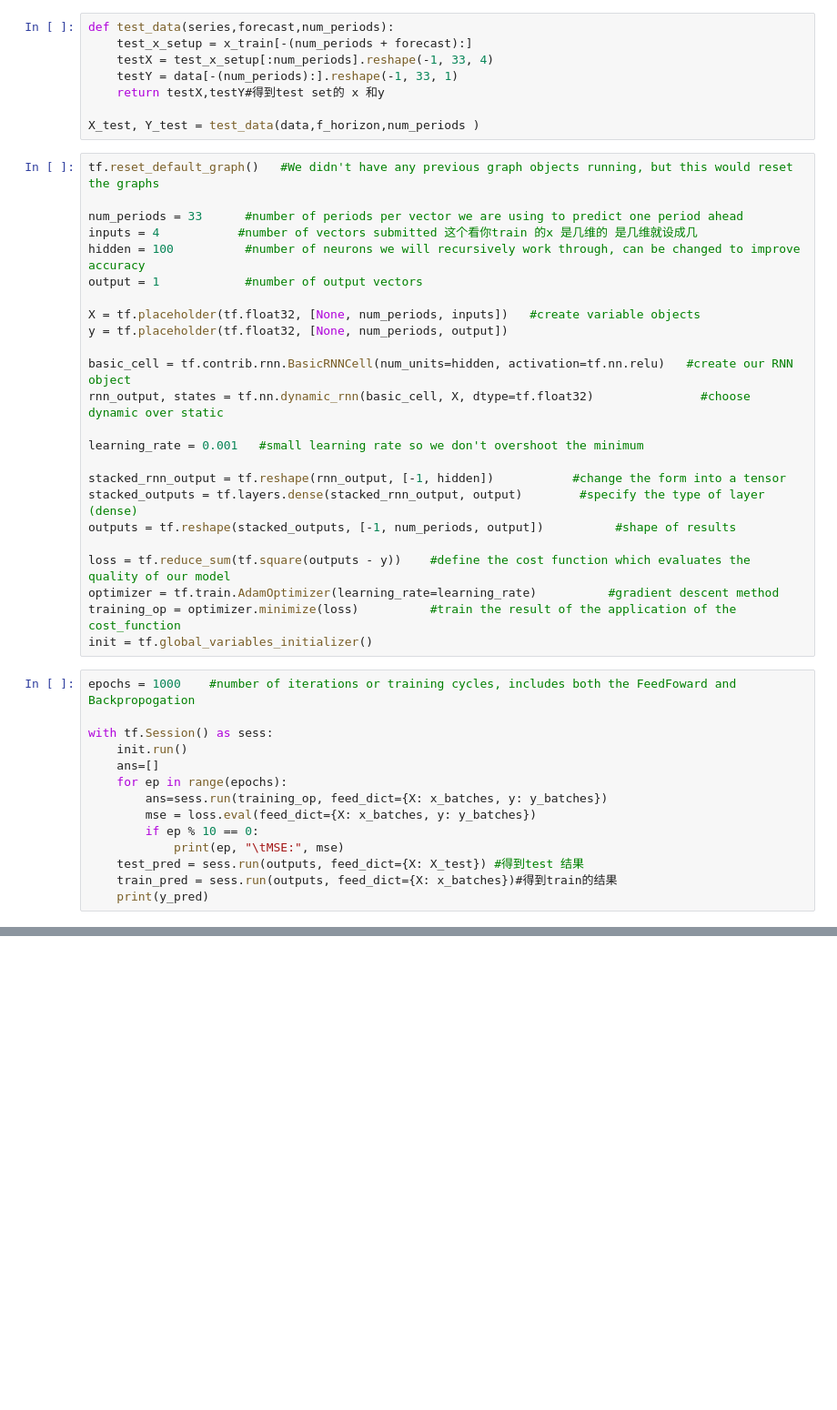
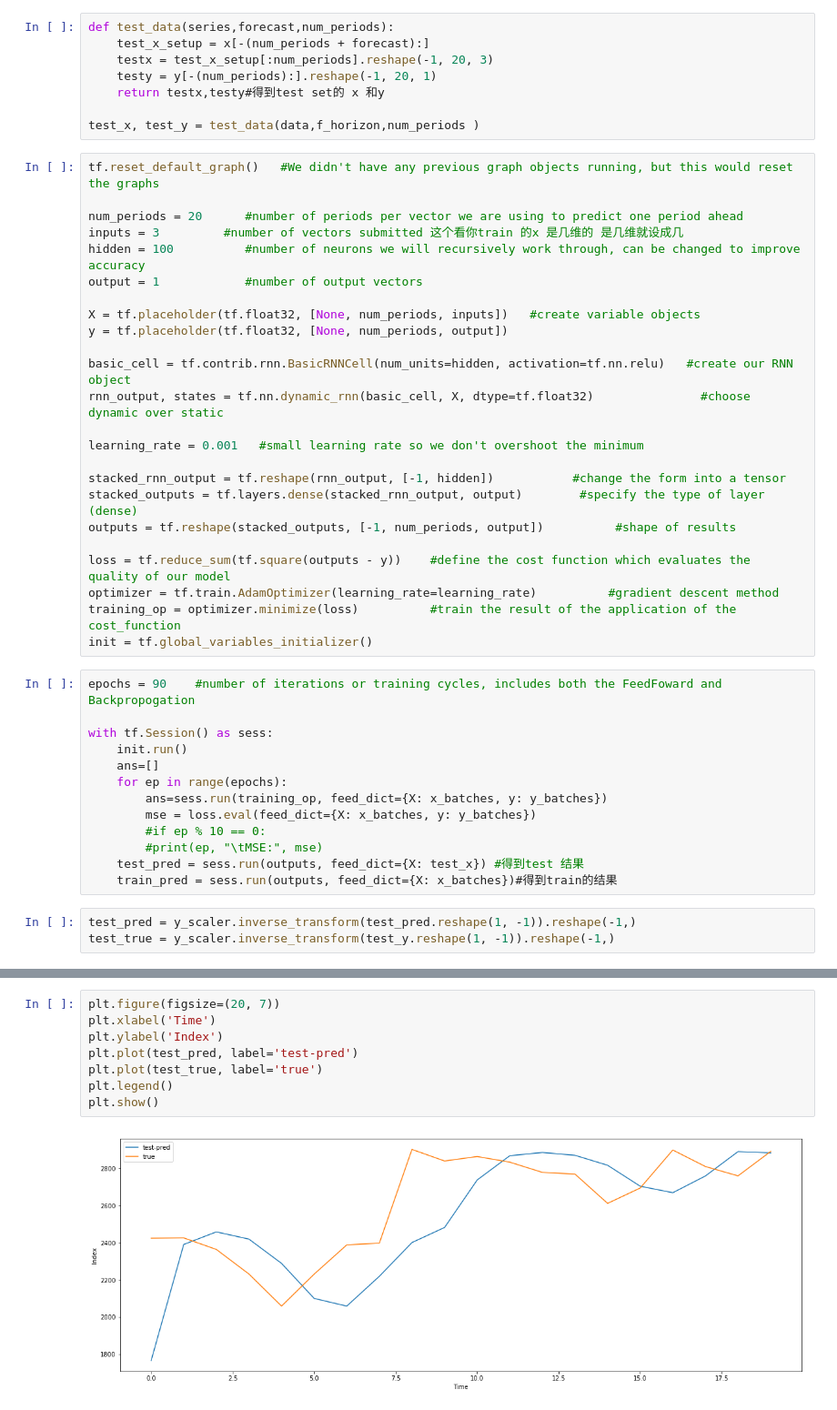
Before and after one commit to bigliang/DM, a Jupyter notebook: tensor.ipynb, the cells around one changed output, grey strips where cells are left out. Shown at 91% size. Drawn from its saved outputs; the diff is of its cells as text; blank space fills up the shorter version.

```diff
--- a/tensor.ipynb
+++ b/tensor.ipynb
@@ -34,16 +46,16 @@ y_batches = y_data.reshape(-1, 33, 1)#得到training set的y y是目标值
 # %%
 def test_data(series,forecast,num_periods):
-    test_x_setup = x_train[-(num_periods + forecast):]
-    testX = test_x_setup[:num_periods].reshape(-1, 33, 4)
-    testY = data[-(num_periods):].reshape(-1, 33, 1)
-    return testX,testY#得到test set的 x 和y
+    test_x_setup = x[-(num_periods + forecast):]
+    testx = test_x_setup[:num_periods].reshape(-1, 20, 3)
+    testy = y[-(num_periods):].reshape(-1, 20, 1)
+    return testx,testy#得到test set的 x 和y
 
-X_test, Y_test = test_data(data,f_horizon,num_periods )
+test_x, test_y = test_data(data,f_horizon,num_periods )
 # %%
 tf.reset_default_graph()   #We didn't have any previous graph objects running, but this would reset the graphs
 
-num_periods = 33      #number of periods per vector we are using to predict one period ahead
-inputs = 4           #number of vectors submitted 这个看你train 的x 是几维的 是几维就设成几
+num_periods = 20      #number of periods per vector we are using to predict one period ahead
+inputs = 3         #number of vectors submitted 这个看你train 的x 是几维的 是几维就设成几
 hidden = 100          #number of neurons we will recursively work through, can be changed to improve accuracy
 output = 1            #number of output vectors
 
@@ -64,7 +76,7 @@ optimizer = tf.train.AdamOptimizer(learning_rate=learning_rate)          #gradie
 training_op = optimizer.minimize(loss)          #train the result of the application of the cost_function
 init = tf.global_variables_initializer()
 # %%
-epochs = 1000    #number of iterations or training cycles, includes both the FeedFoward and Backpropogation
+epochs = 90    #number of iterations or training cycles, includes both the FeedFoward and Backpropogation
 
 with tf.Session() as sess:
     init.run()
@@ -72,8 +84,10 @@ with tf.Session() as sess:
     for ep in range(epochs):
         ans=sess.run(training_op, feed_dict={X: x_batches, y: y_batches})
         mse = loss.eval(feed_dict={X: x_batches, y: y_batches})
-        if ep % 10 == 0:
-            print(ep, "\tMSE:", mse)
-    test_pred = sess.run(outputs, feed_dict={X: X_test}) #得到test 结果
+        #if ep % 10 == 0:
+        #print(ep, "\tMSE:", mse)
+    test_pred = sess.run(outputs, feed_dict={X: test_x}) #得到test 结果
     train_pred = sess.run(outputs, feed_dict={X: x_batches})#得到train的结果
-    print(y_pred)
+# %%
+test_pred = y_scaler.inverse_transform(test_pred.reshape(1, -1)).reshape(-1,)
+test_true = y_scaler.inverse_transform(test_y.reshape(1, -1)).reshape(-1,)
@@ -79,0 +97,10 @@ with tf.Session() as sess:
+# %%
+plt.figure(figsize=(20, 7))
+plt.xlabel('Time')
+plt.ylabel('Index')
+plt.plot(test_pred, label='test-pred')
+plt.plot(test_true, label='true')
+plt.legend()
+plt.show()
+# %% [output]
+[figure, added]
```
Also changed, not shown: parts of 8 cells of this notebook.
